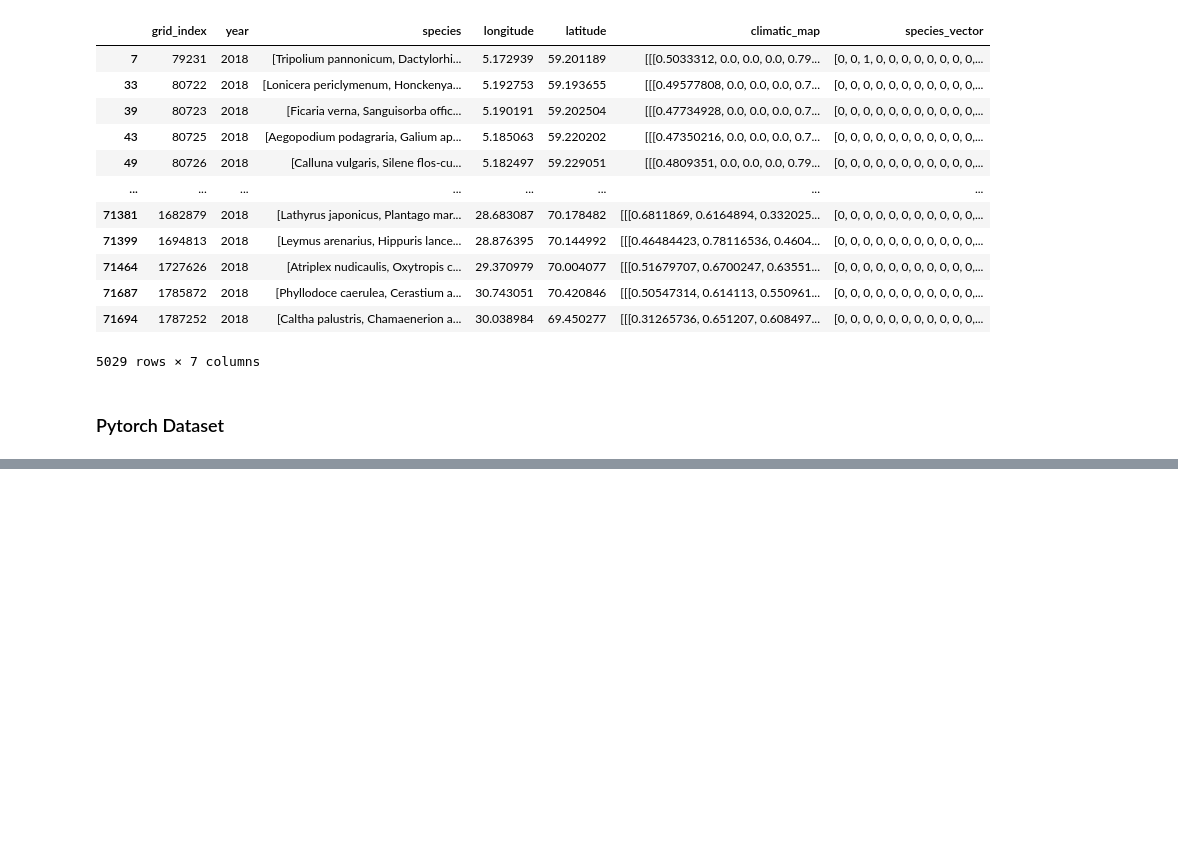
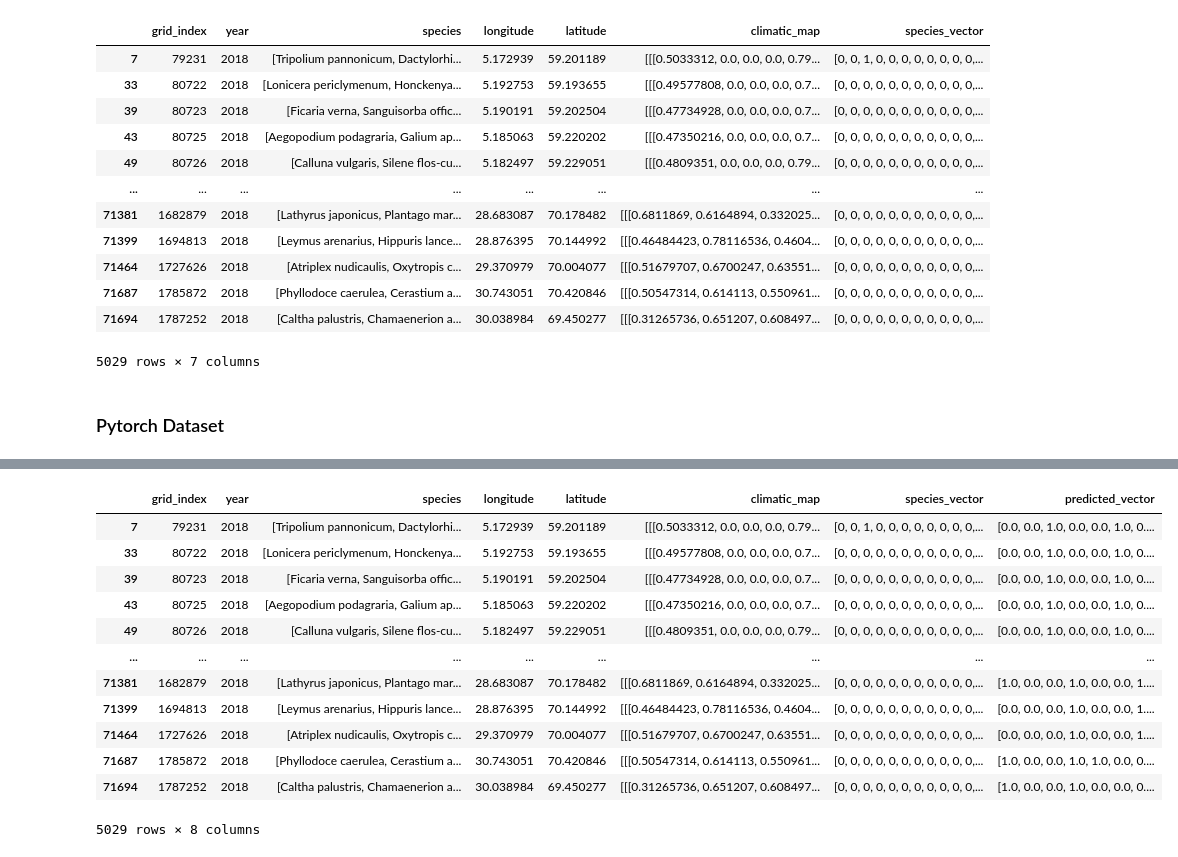
Before and after one commit to rauletepawa/Species_Distribution_Modeling, a Jupyter notebook: code/Species_Richness.ipynb, the cells around one changed output, grey strips where cells are left out. Drawn from its saved outputs; the diff is of its cells as text; code cells hidden in the pictures; blank space fills up the shorter version.

```diff
--- a/code/Species_Richness.ipynb
+++ b/code/Species_Richness.ipynb
@@ -123,0 +360,35 @@ class MultiLabelDataset(Dataset):
+# %%
+def species_vectors(model, eval_loader, criterion, thresholds, args):
+    model.eval()
+    eval_loss = []
+    all_preds = {}
+
+    with torch.no_grad():
+        for batch in eval_loader:
+            samples = batch['images'].to(args.device, non_blocking=True)
+            targets = batch['labels'].to(args.device, non_blocking=True)
+            index = batch['index'].to(args.device, non_blocking=True)
+
+            outputs = model(samples)
+            loss = criterion(outputs, targets)
+            eval_loss.append(loss.item())
+
+            # Threshold logic
+            if args.thres_method == 'adaptive':
+                thresholds_tensor = torch.tensor(thresholds, dtype=torch.float32).to(args.device)
+            elif args.thres_method == 'global':
+                thresholds_tensor = torch.tensor([args.threshold] * outputs.shape[1], dtype=torch.float32).to(args.device)
+            else:
+                raise ValueError("Unknown threshold method")
+
+            probs = torch.sigmoid(outputs)
+            preds = (probs >= thresholds_tensor).float()
+
+            # Append each prediction individually to the list
+            for i, pred in zip(index, preds):
+                index_number = i.item()
+
+                # print(index_number)
+                all_preds[index_number] = pred.cpu().numpy()
+
+    return all_preds
@@ -123,0 +422,17 @@ class MultiLabelDataset(Dataset):
+# %%
+df_2018_with_preds = df_2018.join(preds_df, how='left')
+df_2018_with_preds
+# %% [output]
+|  | grid_index | year | species | longitude | latitude | climatic_map | species_vector | predicted_vector |
+| 7 | 79231 | 2018 | [Tripolium pannonicum, Dactylorhi... | 5.172939 | 59.201189 | [[[0.5033312, 0.0, 0.0, 0.0, 0.79... | [0, 0, 1, 0, 0, 0, 0, 0, 0, 0, 0,... | [0.0, 0.0, 1.0, 0.0, 0.0, 1.0, 0.... |
+| 33 | 80722 | 2018 | [Lonicera periclymenum, Honckenya... | 5.192753 | 59.193655 | [[[0.49577808, 0.0, 0.0, 0.0, 0.7... | [0, 0, 0, 0, 0, 0, 0, 0, 0, 0, 0,... | [0.0, 0.0, 1.0, 0.0, 0.0, 1.0, 0.... |
+| 39 | 80723 | 2018 | [Ficaria verna, Sanguisorba offic... | 5.190191 | 59.202504 | [[[0.47734928, 0.0, 0.0, 0.0, 0.7... | [0, 0, 0, 0, 0, 0, 0, 0, 0, 0, 0,... | [0.0, 0.0, 1.0, 0.0, 0.0, 1.0, 0.... |
+| 43 | 80725 | 2018 | [Aegopodium podagraria, Galium ap... | 5.185063 | 59.220202 | [[[0.47350216, 0.0, 0.0, 0.0, 0.7... | [0, 0, 0, 0, 0, 0, 0, 0, 0, 0, 0,... | [0.0, 0.0, 1.0, 0.0, 0.0, 1.0, 0.... |
+| 49 | 80726 | 2018 | [Calluna vulgaris, Silene flos-cu... | 5.182497 | 59.229051 | [[[0.4809351, 0.0, 0.0, 0.0, 0.79... | [0, 0, 0, 0, 0, 0, 0, 0, 0, 0, 0,... | [0.0, 0.0, 1.0, 0.0, 0.0, 1.0, 0.... |
+| ... | ... | ... | ... | ... | ... | ... | ... | ... |
+| 71381 | 1682879 | 2018 | [Lathyrus japonicus, Plantago mar... | 28.683087 | 70.178482 | [[[0.6811869, 0.6164894, 0.332025... | [0, 0, 0, 0, 0, 0, 0, 0, 0, 0, 0,... | [1.0, 0.0, 0.0, 1.0, 0.0, 0.0, 1.... |
+| 71399 | 1694813 | 2018 | [Leymus arenarius, Hippuris lance... | 28.876395 | 70.144992 | [[[0.46484423, 0.78116536, 0.4604... | [0, 0, 0, 0, 0, 0, 0, 0, 0, 0, 0,... | [0.0, 0.0, 0.0, 1.0, 0.0, 0.0, 1.... |
+| 71464 | 1727626 | 2018 | [Atriplex nudicaulis, Oxytropis c... | 29.370979 | 70.004077 | [[[0.51679707, 0.6700247, 0.63551... | [0, 0, 0, 0, 0, 0, 0, 0, 0, 0, 0,... | [0.0, 0.0, 0.0, 1.0, 0.0, 0.0, 1.... |
+| 71687 | 1785872 | 2018 | [Phyllodoce caerulea, Cerastium a... | 30.743051 | 70.420846 | [[[0.50547314, 0.614113, 0.550961... | [0, 0, 0, 0, 0, 0, 0, 0, 0, 0, 0,... | [1.0, 0.0, 0.0, 1.0, 1.0, 0.0, 0.... |
+| 71694 | 1787252 | 2018 | [Caltha palustris, Chamaenerion a... | 30.038984 | 69.450277 | [[[0.31265736, 0.651207, 0.608497... | [0, 0, 0, 0, 0, 0, 0, 0, 0, 0, 0,... | [1.0, 0.0, 0.0, 1.0, 0.0, 0.0, 0.... |
+5029 rows × 8 columns
```
Also changed, not shown: parts of 23 cells of this notebook, 6 other files.
